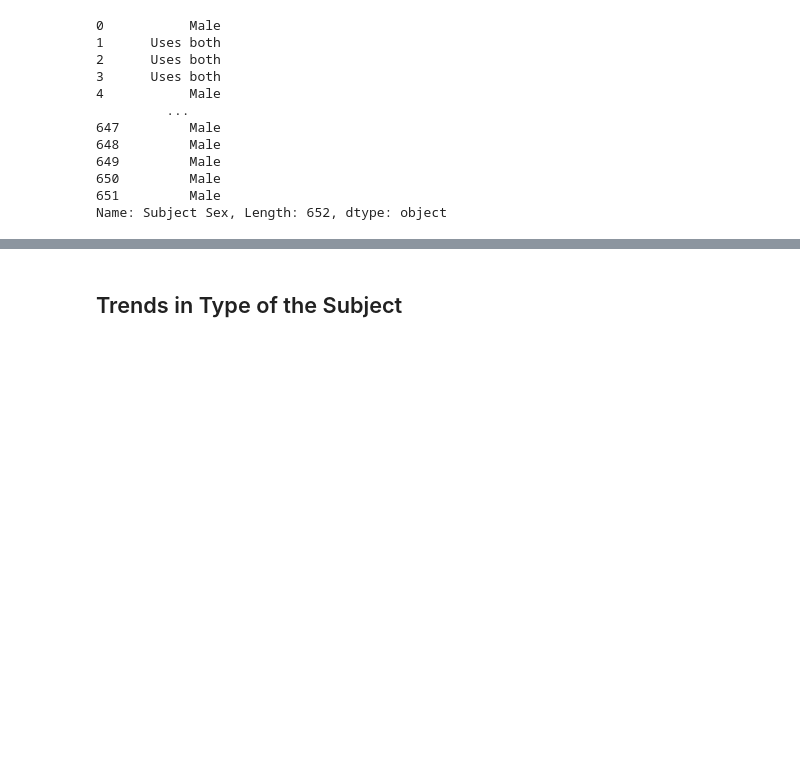
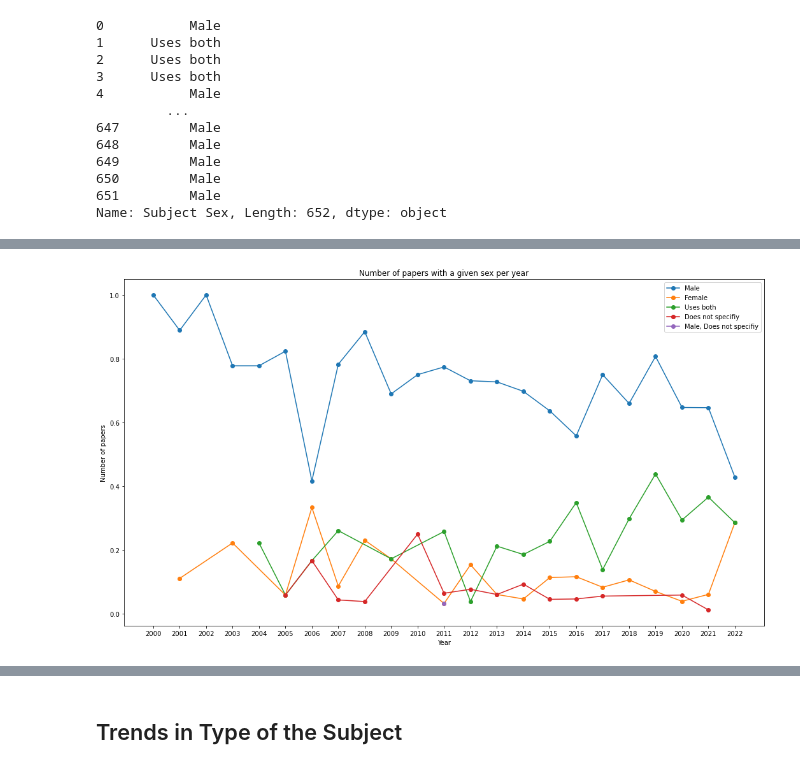
Before and after one commit to padillacoreanolab/literature_review_processing, a Jupyter notebook: results/2022_06_17_literature_review_processing/literature_review_survey_processing.ipynb, the cells around one changed output, grey strips where cells are left out. Saved outputs shown, nothing was run; the diff lists cells and outputs as text; code cells hidden in the pictures; blank space fills up the shorter version.

```diff
--- a/results/2022_06_17_literature_review_processing/literature_review_survey_processing.ipynb
+++ b/results/2022_06_17_literature_review_processing/literature_review_survey_processing.ipynb
@@ -417,2 +627,2 @@ Name: Subject Sex, Length: 652, dtype: object
 # %%
-sex_year_count = all_processed_strains_df.groupby(['publication_year','Subject Sex'], as_index=False).count()
+sex_year_count = per_subject_processed_strains_df.groupby(['publication_year','Subject Sex'], as_index=False).size()
@@ -418,0 +665,2 @@ sex_year_count = all_processed_strains_df.groupby(['publication_year','Subject S
+# %%
+sex_year_count["proportion_of_papers"] = sex_year_count.apply(lambda x: x["size"] / year_to_number_of_paper_dict[x["publication_year"]], axis=1)
@@ -420,6 +684,20 @@ sex_year_count = all_processed_strains_df.groupby(['publication_year','Subject S
 # Increase size of plot in jupyter
 
 plt.rcParams["figure.figsize"] = (18,10)
+# %%
+fig, ax = plt.subplots()
+
+for sex in sex_year_count["Subject Sex"].unique():
+    sex_df = sex_year_count[sex_year_count["Subject Sex"] == sex]
+    ax.plot(sex_df["publication_year"], sex_df["proportion_of_papers"], '-o', label=sex)
+plt.legend()
+plt.xticks(strain_year_count["publication_year"].unique())
+plt.title("Number of papers with a given sex per year")
+plt.xlabel("Year")
+plt.ylabel("Number of papers")
+plt.savefig("./proc/plots/year_vs_sex.png")
+# %% [output]
+[figure, added]
 # %%
 fig, ax = plt.subplots()
 
```
Also changed, not shown: parts of 57 cells of this notebook.
